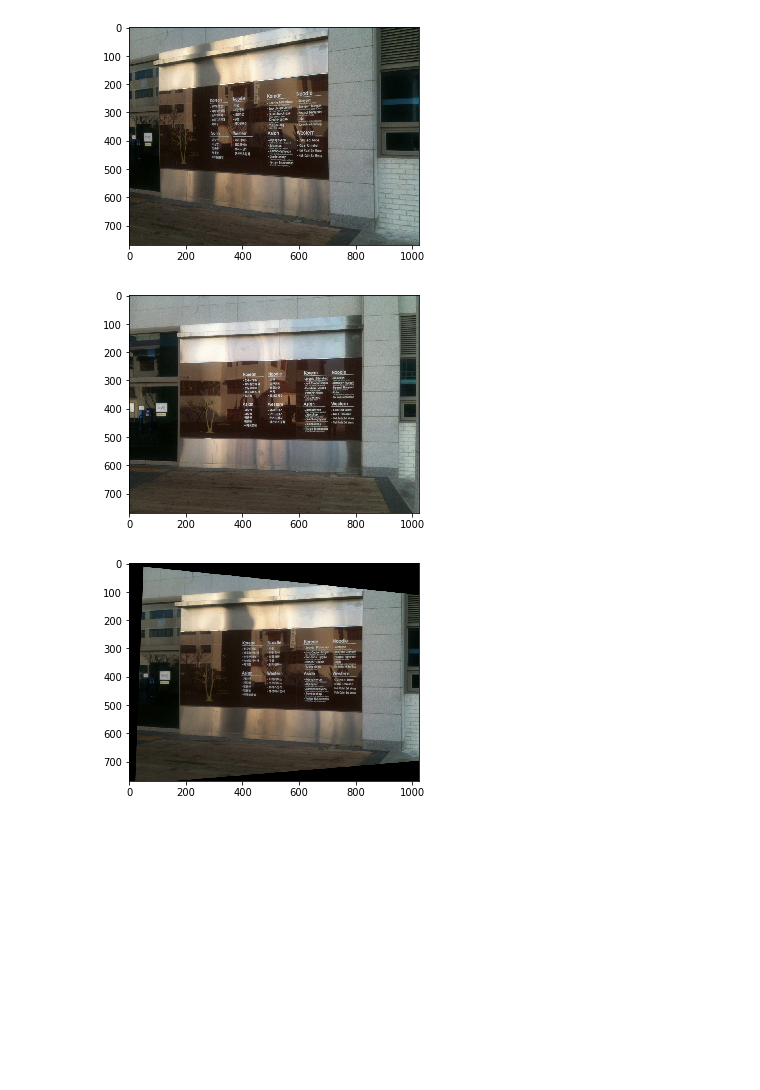
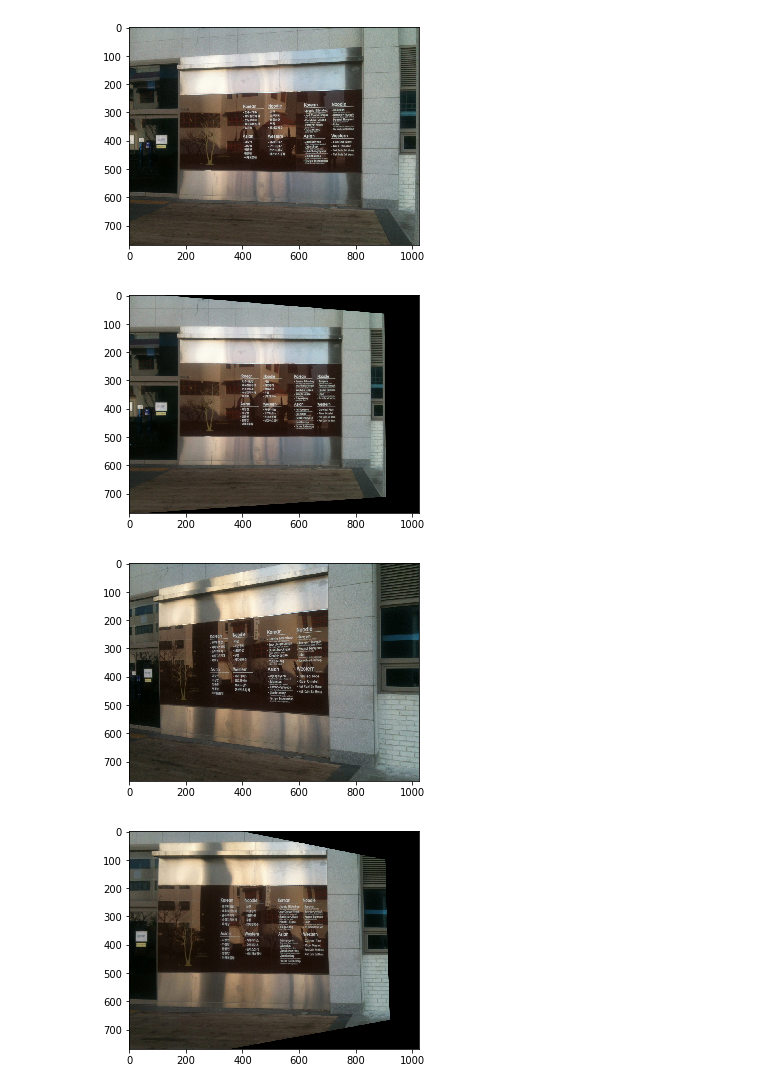
Before and after one commit to pingxiu/computerVisionClass, a Jupyter notebook: homeWork4/homeWork4.ipynb, the cells around one changed output. Saved outputs shown, nothing was run; the diff lists cells and outputs as text; code cells hidden in the pictures; blank space fills up the shorter version.

```diff
--- a/homeWork4/homeWork4.ipynb
+++ b/homeWork4/homeWork4.ipynb
@@ -6,13 +6,9 @@ import matplotlib.pyplot as pl
 # Read source image.
 im_src = cv2.imread('dsu1.jpg')
 # Four corners of the book in source image
-pts_src = np.array([[324, 281], [326, 538] ,[760, 318],[768, 508]])
-# pts_dst = np.array([[179, 245], [179, 505] ,[820, 220],[820, 520]])
-# Read destination image.
-im_dst = cv2.imread('dsu2.jpg')
+pts_src = np.array([[324, 281], [326, 538] ,[760, 508],[768, 318]])
 # Four corners of the book in destination image.
-# pts_src = np.array([[324, 281], [326, 538] ,[760, 318],[768, 508]])
-pts_dst = np.array([[179, 245], [179, 505] ,[820, 220],[820, 520]])
+pts_dst = np.array([[320, 280], [320, 500] ,[760, 500],[760, 280]])
 # Calculate Homography
 h, status = cv2.findHomography(pts_src, pts_dst)
 # Warp source image to destination based on homography
@@ -20,8 +16,6 @@ im_out = cv2.warpPerspective(im_src, h, (im_dst.shape[1],im_dst.shape[0]))
 # Display images
 pl.imshow(cv2.cvtColor(im_src, cv2.COLOR_BGR2RGB))
 pl.show()
-pl.imshow(cv2.cvtColor(im_dst, cv2.COLOR_BGR2RGB))
-pl.show()
 pl.imshow(cv2.cvtColor(im_out, cv2.COLOR_BGR2RGB))
 pl.show()
 # %% [output]
@@ -31,27 +24,41 @@ pl.show()
+# %%
+# Read source image.
+im_src = cv2.imread('dsu2.jpg')
+# Four corners of the book in source image
+pts_src = np.array([[180, 240], [180, 505],[822, 216] ,[820, 515]])
+# Four corners of the book in destination image.
+pts_dst = np.array([[180, 240], [180, 500] ,[750, 240],[750, 500]])
+# Calculate Homography
+h, status = cv2.findHomography(pts_src, pts_dst)
+# Warp source image to destination based on homography
+im_out = cv2.warpPerspective(im_src, h, (im_dst.shape[1],im_dst.shape[0]))
+# Display images
+pl.imshow(cv2.cvtColor(im_src, cv2.COLOR_BGR2RGB))
+pl.show()
+pl.imshow(cv2.cvtColor(im_out, cv2.COLOR_BGR2RGB))
+pl.show()
+# %% [output]
+[figure, added]
+[figure, added]
 # %%
 # Read source image.
 im_src = cv2.imread('dsu3.jpg')
 # Four corners of the book in source image
-pts_src = np.array([[103, 230], [110, 500],[698, 161] ,[703, 532]])
-# Read destination image.
-im_dst = cv2.imread('dsu2.jpg')
+pts_src = np.array([[103, 226], [110, 500],[698, 532] ,[703, 161]])
 # Four corners of the book in destination image.
-pts_dst = np.array([[179, 245], [179, 505] ,[820, 220],[820, 520]])
+pts_dst = np.array([[100, 190], [100, 500] ,[700, 500],[700, 190]])
 # Calculate Homography
 h, status = cv2.findHomography(pts_src, pts_dst)
 # Warp source image to destination based on homography
 im_out = cv2.warpPerspective(im_src, h, (im_dst.shape[1],im_dst.shape[0]))
 # Display images
 pl.imshow(cv2.cvtColor(im_src, cv2.COLOR_BGR2RGB))
 pl.show()
-pl.imshow(cv2.cvtColor(im_dst, cv2.COLOR_BGR2RGB))
-pl.show()
 pl.imshow(cv2.cvtColor(im_out, cv2.COLOR_BGR2RGB))
 pl.show()
 # %% [output]
 [figure]
-[figure, old version]
+[figure, new version]
-[figure, removed]
 # %%
 # Read source image.
 im_src = cv2.imread('dsu4.jpg')
```
Also changed, not shown: parts of 7 cells of this notebook.
